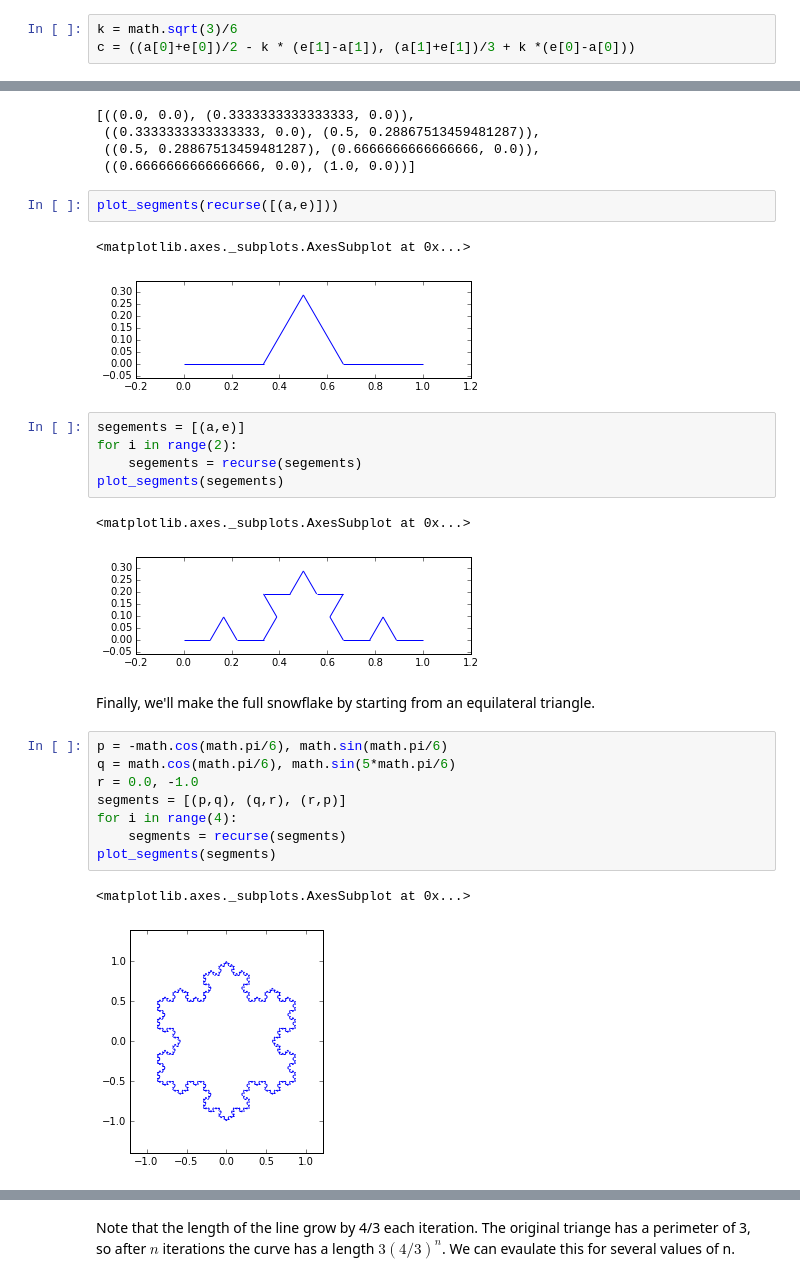
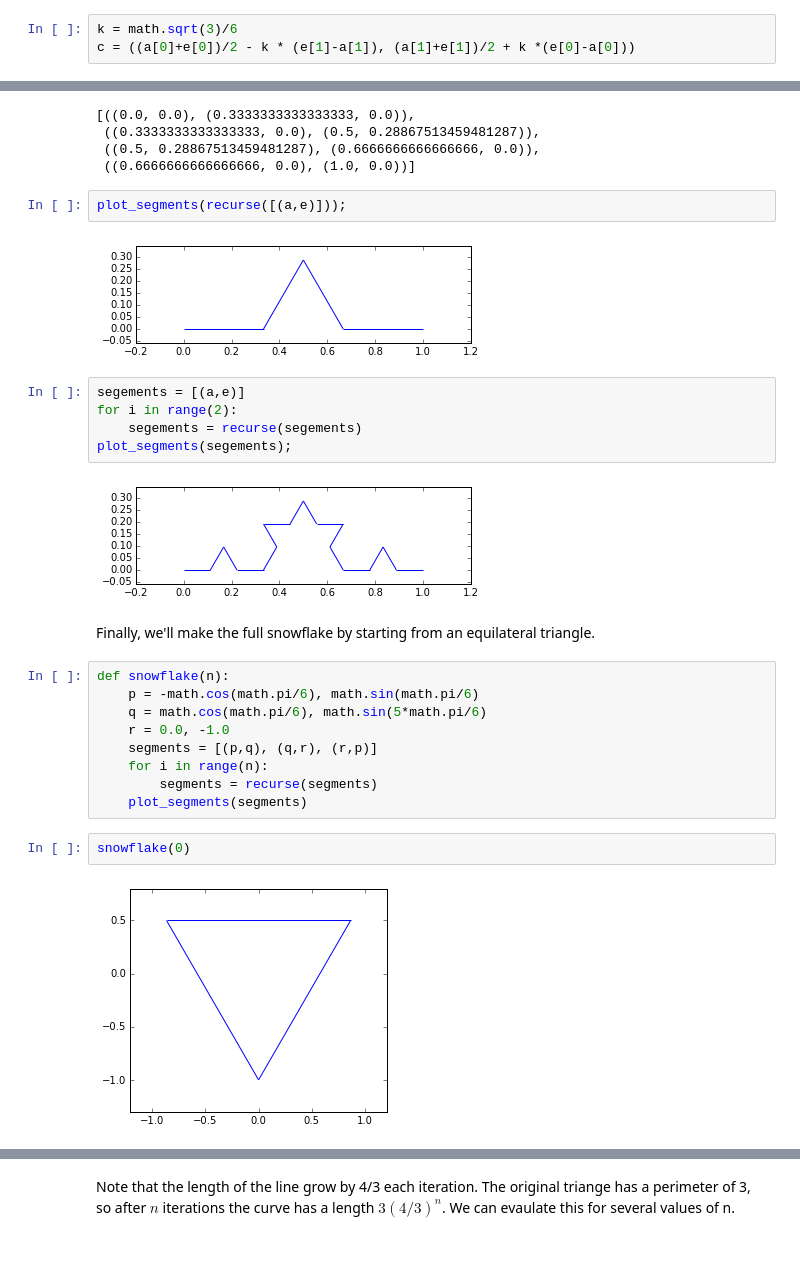
Before and after one commit to shumway/srt_bootcamp, a Jupyter notebook: KochSnowflake.ipynb, the cells around one changed output, grey strips where cells are left out. Saved outputs shown, nothing was run; the diff lists cells and outputs as text; blank space fills up the shorter version.

Commit message:
Updates to plotting in Koch Snowflake, added it to Overview.

```diff
--- a/KochSnowflake.ipynb
+++ b/KochSnowflake.ipynb
@@ -52,6 +51,6 @@ To get to point c, find the midpoint of ae, then go out perpendicularly a distan
 To move perpendicularly, we use that trick that the point (-y, x) is rotated 90° CCW from (x, y).
 # %%
 k = math.sqrt(3)/6
-c = ((a[0]+e[0])/2 - k * (e[1]-a[1]), (a[1]+e[1])/3 + k *(e[0]-a[0]))
+c = ((a[0]+e[0])/2 - k * (e[1]-a[1]), (a[1]+e[1])/2 + k *(e[0]-a[0]))
 # %%
 plt.gcf().clear()
@@ -102,28 +97,28 @@ recurse([(a,e)])
  ((0.5, 0.28867513459481287), (0.6666666666666666, 0.0)),
  ((0.6666666666666666, 0.0), (1.0, 0.0))]
 # %%
-plot_segments(recurse([(a,e)]))
+plot_segments(recurse([(a,e)]));
 # %% [output]
-<matplotlib.axes._subplots.AxesSubplot at 0x...>
 [figure]
 # %%
 segements = [(a,e)]
 for i in range(2):
     segements = recurse(segements)
-plot_segments(segements)
+plot_segments(segements);
 # %% [output]
-<matplotlib.axes._subplots.AxesSubplot at 0x...>
 [figure]
 # %% [markdown]
 Finally, we'll make the full snowflake by starting from an equilateral triangle.
 # %%
-p = -math.cos(math.pi/6), math.sin(math.pi/6)
-q = math.cos(math.pi/6), math.sin(5*math.pi/6)
-r = 0.0, -1.0
-segments = [(p,q), (q,r), (r,p)]
-for i in range(4):
-    segments = recurse(segments)
-plot_segments(segments)
+def snowflake(n):
+    p = -math.cos(math.pi/6), math.sin(math.pi/6)
+    q = math.cos(math.pi/6), math.sin(5*math.pi/6)
+    r = 0.0, -1.0
+    segments = [(p,q), (q,r), (r,p)]
+    for i in range(n):
+        segments = recurse(segments)
+    plot_segments(segments)
-# %% [output]
-<matplotlib.axes._subplots.AxesSubplot at 0x...>
-[figure, removed]
+# %%
+snowflake(0)
+# %% [output]
+[figure, added]
```
Also changed, not shown: parts of 9 cells of this notebook, 1 other file.
